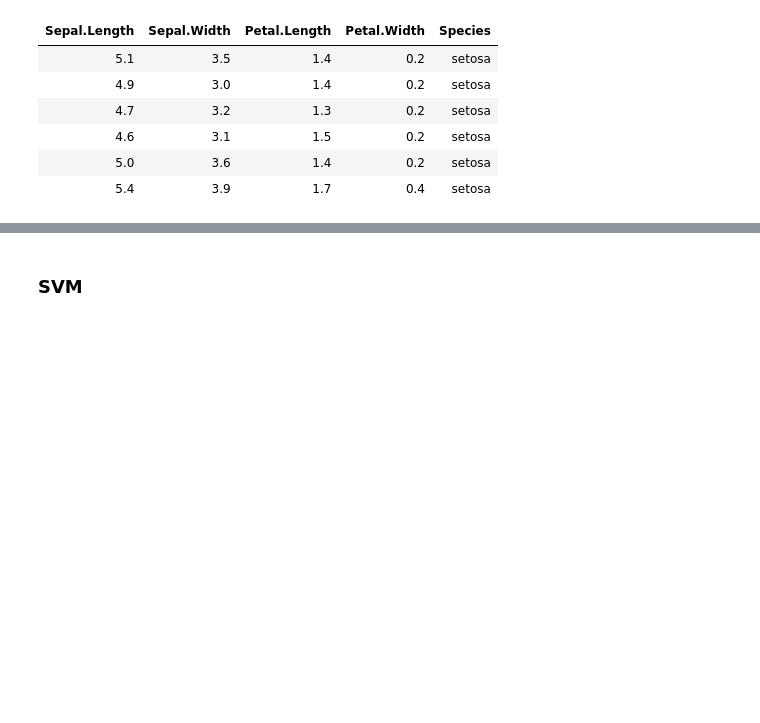
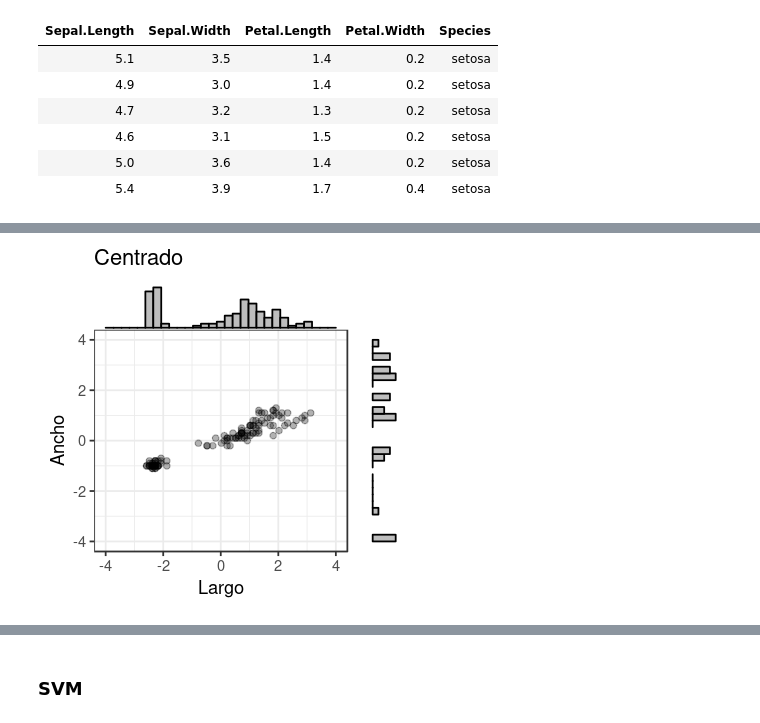
Before and after one commit to matiasbattocchia/clases-aprendizaje-automatico, a Jupyter notebook: Clases R.ipynb, the cells around one changed output, grey strips where cells are left out. Drawn from its saved outputs; the diff is of its cells as text; code cells hidden in the pictures; blank space fills up the shorter version.

```diff
--- a/Clases R.ipynb
+++ b/Clases R.ipynb
@@ -181,0 +195,12 @@ Los nuevos atributos, al ser una combinación de atributos reales, puede que car
+# %%
+options(repr.plot.width=3, repr.plot.height=3)
+
+d <- ggplot(train_centrado, aes(petal_length, petal_width)) +
+        geom_point(alpha=0.3) +
+        scale_x_continuous(limits=c(-4,4)) +
+        scale_y_continuous(limits=c(-4,4)) +
+        theme_bw() +
+        labs(title='Centrado', x='Largo', y='Ancho')
+
+ggMarginal(d, type='histogram')
+# %% [output]
@@ -181,0 +209 @@ Los nuevos atributos, al ser una combinación de atributos reales, puede que car
+[figure, added]
```
Also changed, not shown: parts of 74 cells of this notebook, 4 other files.
